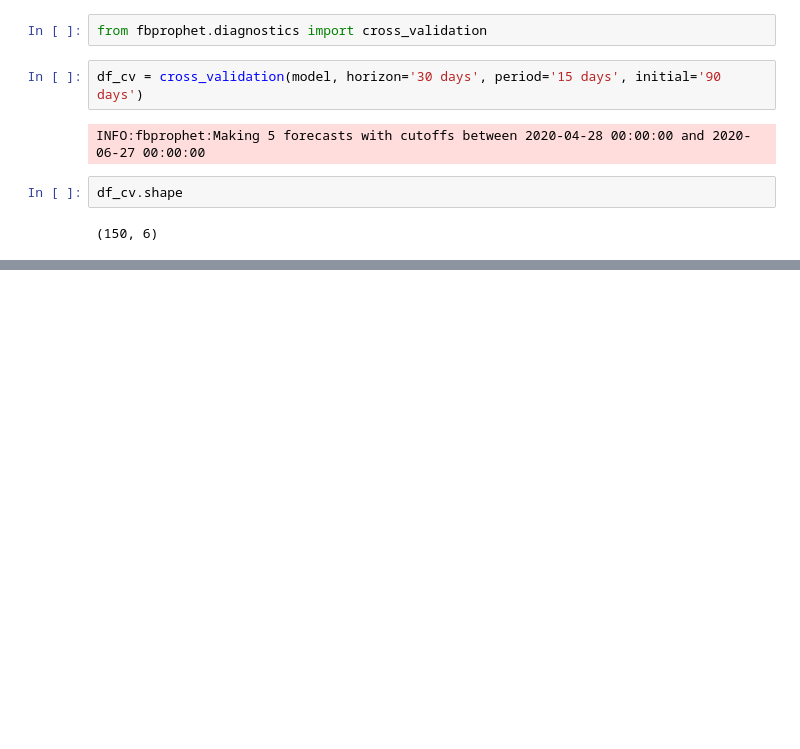
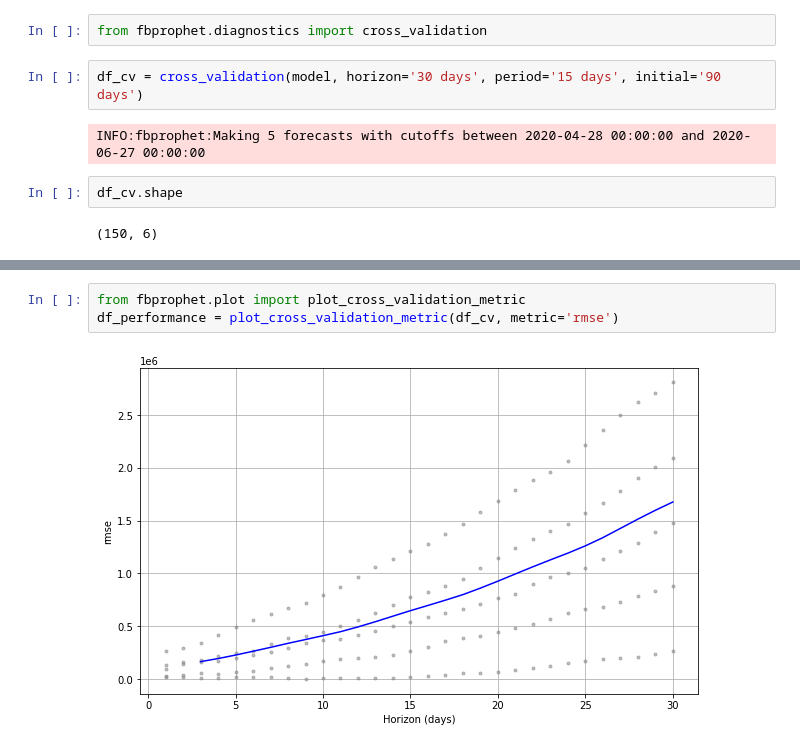
Before and after one commit to crzysab/Data-Science-Real-Projects-in-Python, a Jupyter notebook: Predicting_Covid_19_Cases.ipynb, the cells around one changed output, grey strips where cells are left out. Saved outputs shown, nothing was run; the diff lists cells and outputs as text; blank space fills up the shorter version.

```diff
--- a/Predicting_Covid_19_Cases.ipynb
+++ b/Predicting_Covid_19_Cases.ipynb
@@ -219,0 +234,5 @@ df_cv.shape
+# %%
+from fbprophet.plot import plot_cross_validation_metric
+df_performance = plot_cross_validation_metric(df_cv, metric='rmse')
+# %% [output]
+[figure, added]
```
Also changed, not shown: parts of 5 cells of this notebook.
